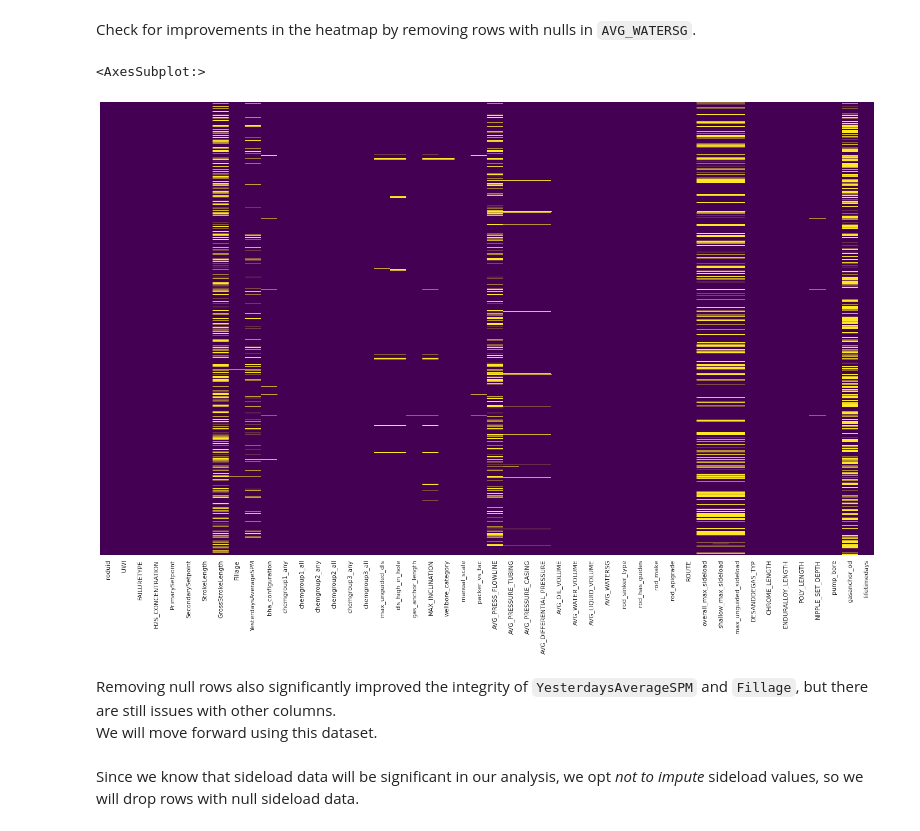
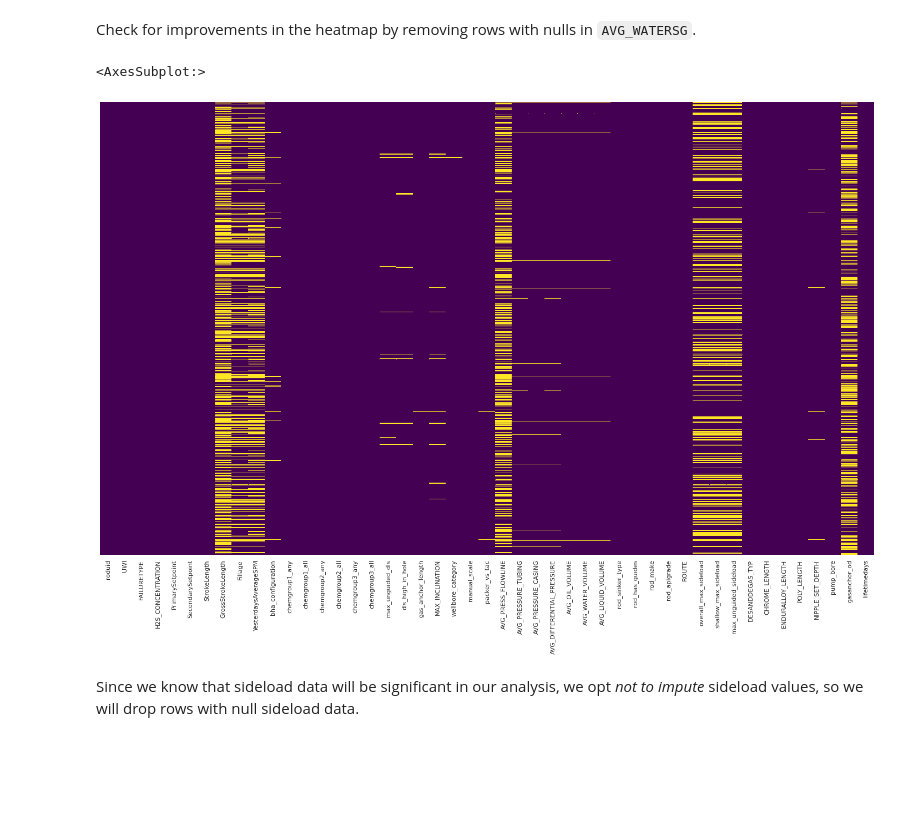
Before and after one commit to alimodak/Ali-Modak_Rod-Pump, a Jupyter notebook: Jupyter/Data Cleaning.ipynb, the cells around one changed output. Drawn from its saved outputs; the diff is of its cells as text; code cells hidden in the pictures; blank space fills up the shorter version.

```diff
--- a/Jupyter/Data Cleaning.ipynb
+++ b/Jupyter/Data Cleaning.ipynb
@@ -89,11 +89,9 @@ raw_data['AVG_WATERSG'].hist()
 # %% [markdown]
 Check for improvements in the heatmap by removing rows with nulls in `AVG_WATERSG`.
 # %%
-test_data = raw_data[raw_data['AVG_WATERSG'].notnull()]
-sns.heatmap(test_data.isnull(),yticklabels=False,cbar=False,cmap='viridis')
+# test_data = raw_data[raw_data['AVG_WATERSG'].notnull()]
+del raw_data['AVG_WATERSG']
+sns.heatmap(raw_data.isnull(),yticklabels=False,cbar=False,cmap='viridis')
 # %% [output]
 <AxesSubplot:>
-[figure, old version]
+[figure, new version]
-# %% [markdown]
-Removing null rows also significantly improved the integrity of `YesterdaysAverageSPM` and `Fillage`, but there are still issues with other columns.
-We will move forward using this dataset.
```
Also changed, not shown: parts of 26 cells of this notebook, 1 other file.
